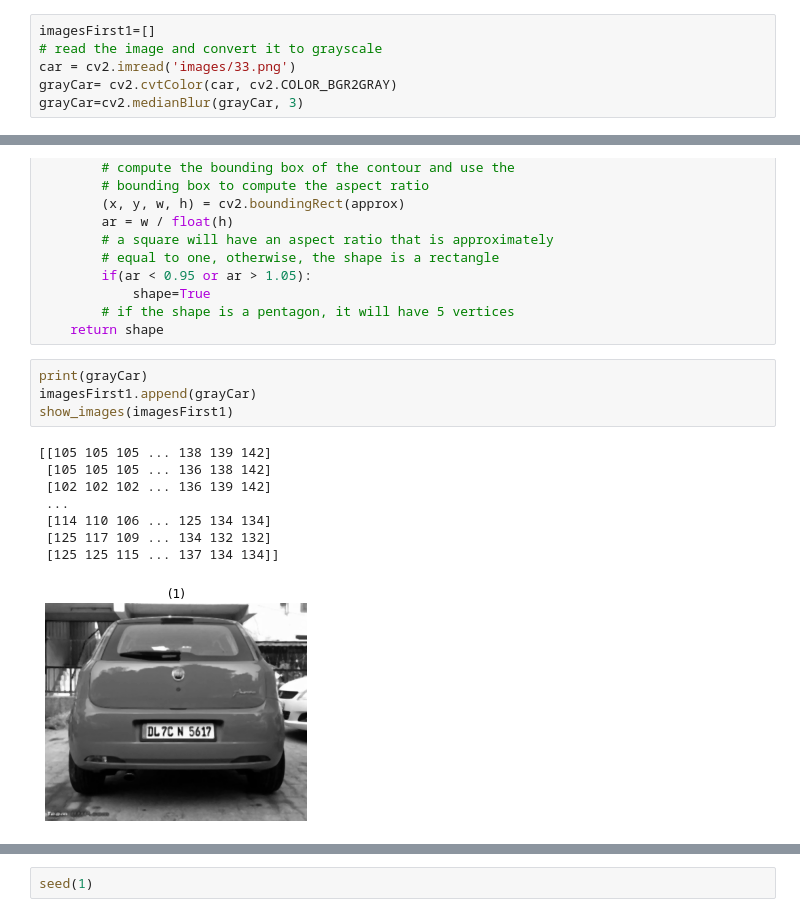
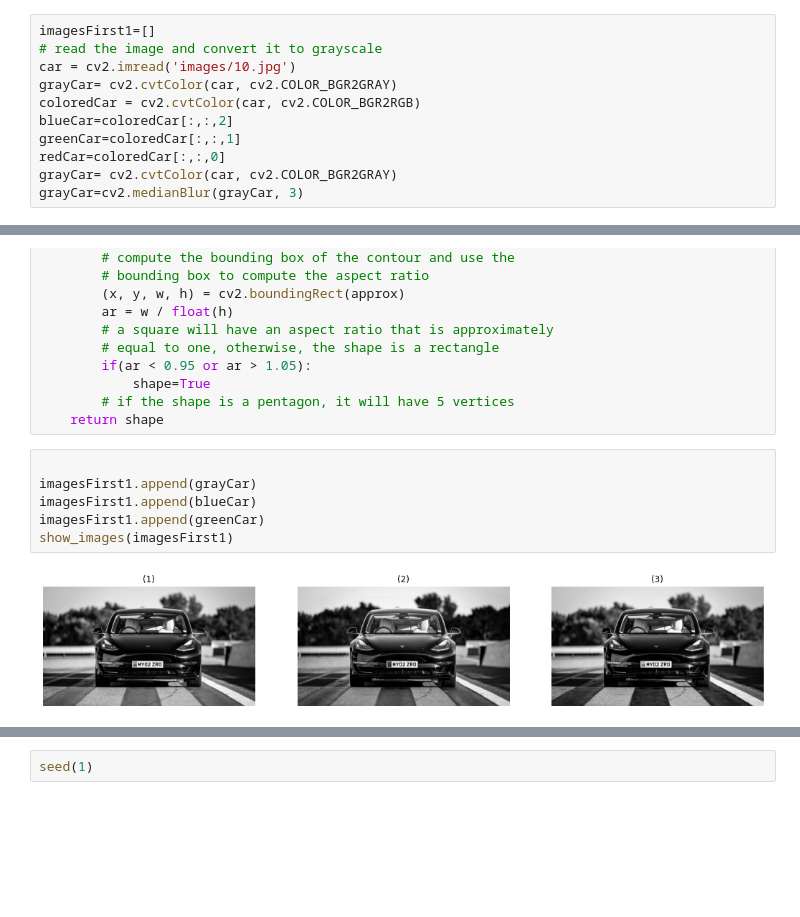
Before and after one commit to nadeenay/Car_Plate_Detection, a Jupyter notebook: Untitled.ipynb, the cells around one changed output, grey strips where cells are left out. Saved outputs shown, nothing was run; the diff lists cells and outputs as text; blank space fills up the shorter version.

```diff
--- a/Untitled.ipynb
+++ b/Untitled.ipynb
@@ -26,7 +26,12 @@ from random import seed
 # %%
 imagesFirst1=[]
 # read the image and convert it to grayscale
-car = cv2.imread('images/33.png')
+car = cv2.imread('images/10.jpg')
+grayCar= cv2.cvtColor(car, cv2.COLOR_BGR2GRAY)
+coloredCar = cv2.cvtColor(car, cv2.COLOR_BGR2RGB)
+blueCar=coloredCar[:,:,2]
+greenCar=coloredCar[:,:,1]
+redCar=coloredCar[:,:,0]
 grayCar= cv2.cvtColor(car, cv2.COLOR_BGR2GRAY)
 grayCar=cv2.medianBlur(grayCar, 3)
 # %%
@@ -50,17 +55,12 @@ def IsRect(c):
         # if the shape is a pentagon, it will have 5 vertices
     return shape
 # %%
-print(grayCar)
+
 imagesFirst1.append(grayCar)
+imagesFirst1.append(blueCar)
+imagesFirst1.append(greenCar)
 show_images(imagesFirst1)
 # %% [output]
-[[105 105 105 ... 138 139 142]
- [105 105 105 ... 136 138 142]
- [102 102 102 ... 136 139 142]
- ...
- [114 110 106 ... 125 134 134]
- [125 117 109 ... 134 132 132]
- [125 125 115 ... 137 134 134]]
-[figure, old version]
+[figure, new version]
 # %%
 # Contrast stretching
```
Also changed, not shown: parts of 11 cells of this notebook, 1 other file.
